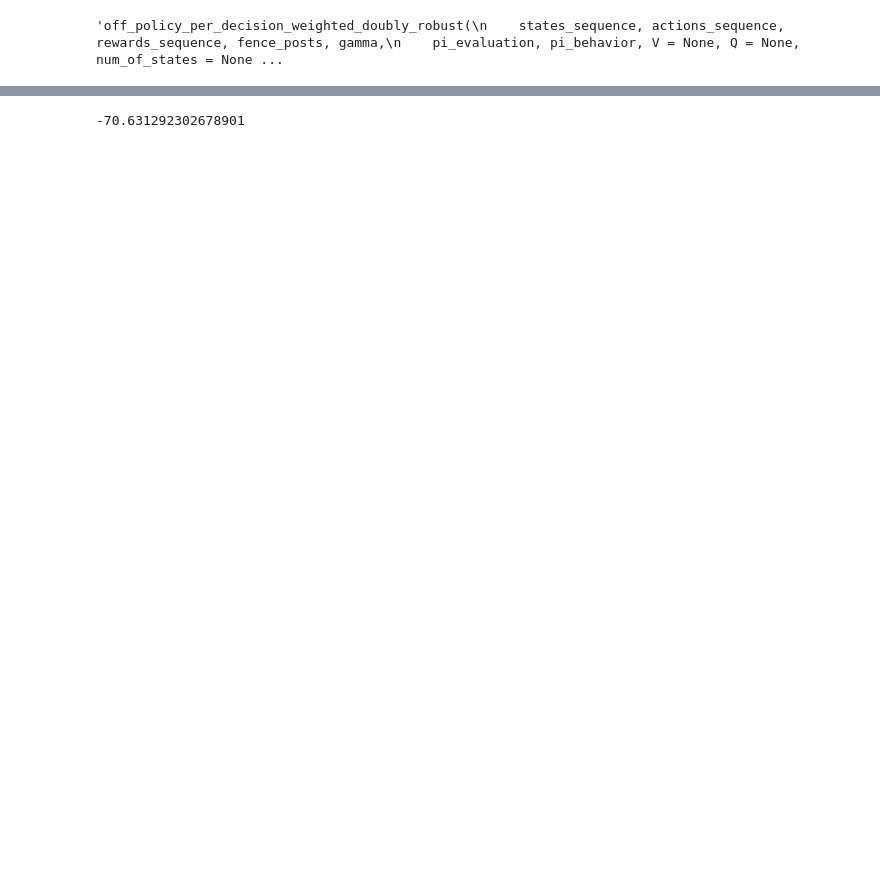
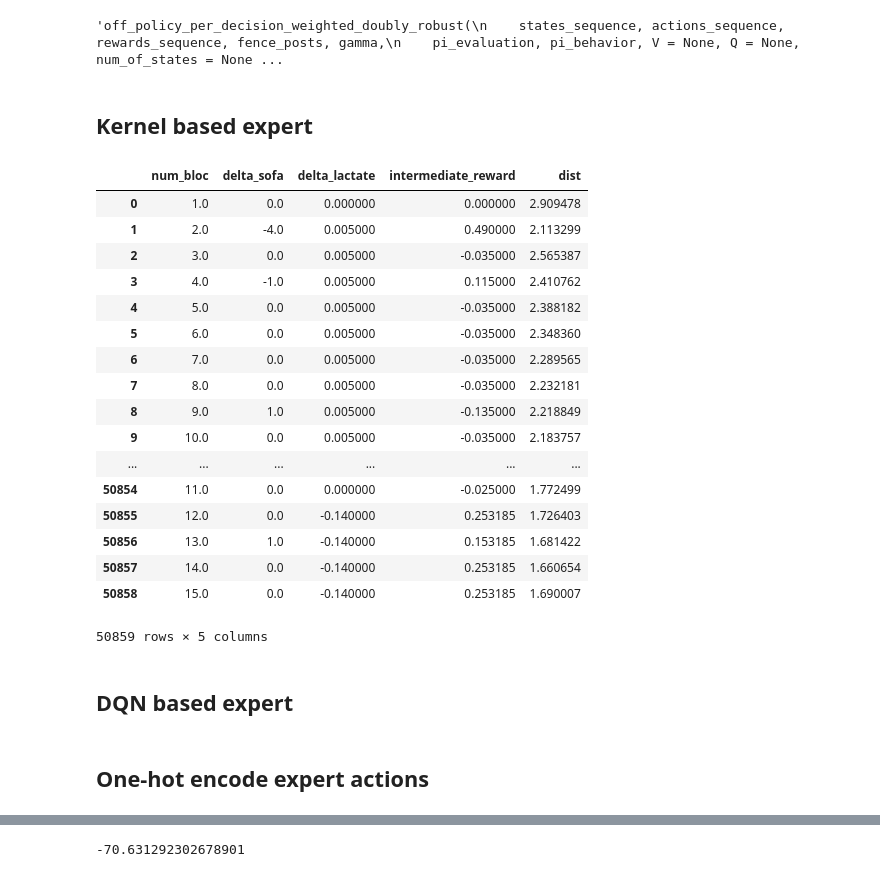
Before and after one commit to wihl/cs282-f17-xuefeng-yi-david, a Jupyter notebook: code/MOE/MOE.ipynb, the cells around one changed output, grey strips where cells are left out. Drawn from its saved outputs; the diff is of its cells as text; code cells hidden in the pictures; blank space fills up the shorter version.

Commit message:
1. Kernel actions on test set 2. State list

```diff
--- a/code/MOE/MOE.ipynb
+++ b/code/MOE/MOE.ipynb
@@ -31,3 +31,5 @@ for iv in range(5):
     for vaso in range(5):
         action_map[(iv, vaso)] = count
         count += 1
+# %% [markdown]
+## Kernel based expert
@@ -33,0 +41,27 @@ for iv in range(5):
+# %%
+# test_input['dist'] = dist
+# test_input
+test_input
+# %% [output]
+|  | num_bloc | delta_sofa | delta_lactate | intermediate_reward | dist |
+| 0 | 1.0 | 0.0 | 0.000000 | 0.000000 | 2.909478 |
+| 1 | 2.0 | -4.0 | 0.005000 | 0.490000 | 2.113299 |
+| 2 | 3.0 | 0.0 | 0.005000 | -0.035000 | 2.565387 |
+| 3 | 4.0 | -1.0 | 0.005000 | 0.115000 | 2.410762 |
+| 4 | 5.0 | 0.0 | 0.005000 | -0.035000 | 2.388182 |
+| 5 | 6.0 | 0.0 | 0.005000 | -0.035000 | 2.348360 |
+| 6 | 7.0 | 0.0 | 0.005000 | -0.035000 | 2.289565 |
+| 7 | 8.0 | 0.0 | 0.005000 | -0.035000 | 2.232181 |
+| 8 | 9.0 | 1.0 | 0.005000 | -0.135000 | 2.218849 |
+| 9 | 10.0 | 0.0 | 0.005000 | -0.035000 | 2.183757 |
+| ... | ... | ... | ... | ... | ... |
+| 50854 | 11.0 | 0.0 | 0.000000 | -0.025000 | 1.772499 |
+| 50855 | 12.0 | 0.0 | -0.140000 | 0.253185 | 1.726403 |
+| 50856 | 13.0 | 1.0 | -0.140000 | 0.153185 | 1.681422 |
+| 50857 | 14.0 | 0.0 | -0.140000 | 0.253185 | 1.660654 |
+| 50858 | 15.0 | 0.0 | -0.140000 | 0.253185 | 1.690007 |
+50859 rows × 5 columns
+# %% [markdown]
+## DQN based expert
+# %% [markdown]
+## One-hot encode expert actions
```
Also changed, not shown: parts of 12 cells of this notebook, 3 other files.
